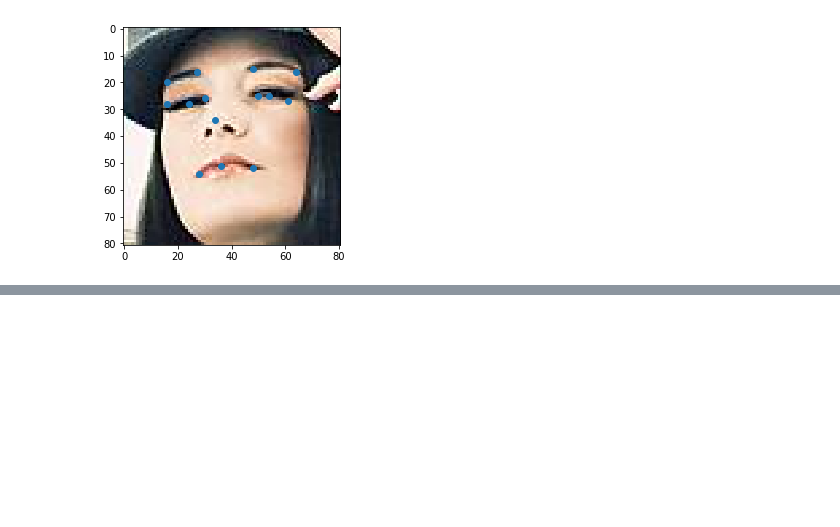
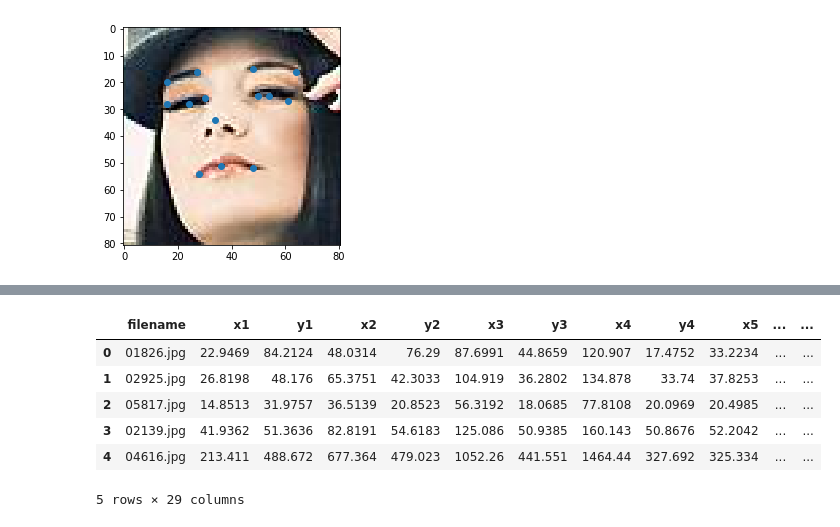
Before and after one commit to ospanoff/cv-gml, a Jupyter notebook: facepoints/image_generation.ipynb, the cells around one changed output, grey strips where cells are left out. Drawn from its saved outputs; the diff is of its cells as text; code cells hidden in the pictures; blank space fills up the shorter version.

```diff
--- a/facepoints/image_generation.ipynb
+++ b/facepoints/image_generation.ipynb
@@ -54,0 +55,26 @@ show(*cut_img(img, y))
+# %%
+N = 5000
+indxs = np.random.choice(gt.shape[0], N, replace=True)
+gt_new = gt.loc[indxs]
+gt_new.index = range(N)
+X = gt_new.values
+# %%
+for i in range(X.shape[0]):
+    fn = X[i][0]
+    y = X[i][1:]
+    img = siio.imread('data/images/' + fn)
+    img_r, y_r = rotate_img(img, y)
+    siio.imsave('data/test_gen/images/' + fn, img_r)
+    X[i][1:] = y_r
+# %%
+gt_test = pd.DataFrame(columns=gt_new.columns, data=X)
+# %%
+gt_test.head()
+# %% [output]
+|  | filename | x1 | y1 | x2 | y2 | x3 | y3 | x4 | y4 | x5 | ... | ... |
+| 0 | 01826.jpg | 22.9469 | 84.2124 | 48.0314 | 76.29 | 87.6991 | 44.8659 | 120.907 | 17.4752 | 33.2234 | ... | ... |
+| 1 | 02925.jpg | 26.8198 | 48.176 | 65.3751 | 42.3033 | 104.919 | 36.2802 | 134.878 | 33.74 | 37.8253 | ... | ... |
+| 2 | 05817.jpg | 14.8513 | 31.9757 | 36.5139 | 20.8523 | 56.3192 | 18.0685 | 77.8108 | 20.0969 | 20.4985 | ... | ... |
+| 3 | 02139.jpg | 41.9362 | 51.3636 | 82.8191 | 54.6183 | 125.086 | 50.9385 | 160.143 | 50.8676 | 52.2042 | ... | ... |
+| 4 | 04616.jpg | 213.411 | 488.672 | 677.364 | 479.023 | 1052.26 | 441.551 | 1464.44 | 327.692 | 325.334 | ... | ... |
+5 rows × 29 columns
```
Also changed, not shown: parts of 3 cells of this notebook, 1 other file.
